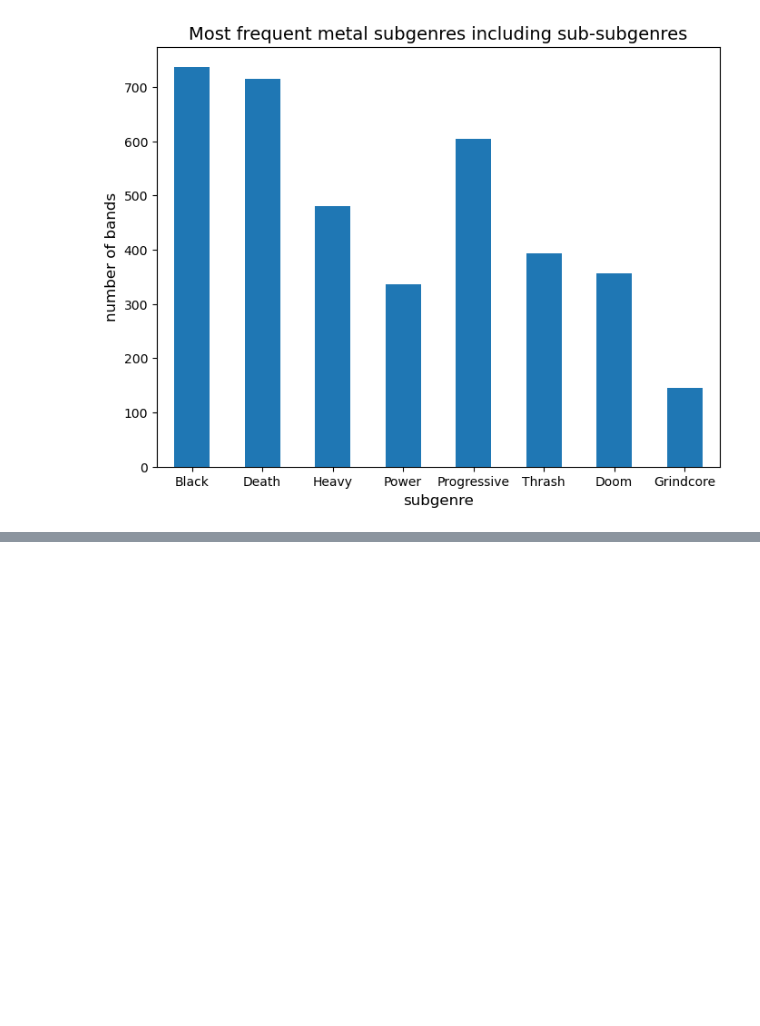
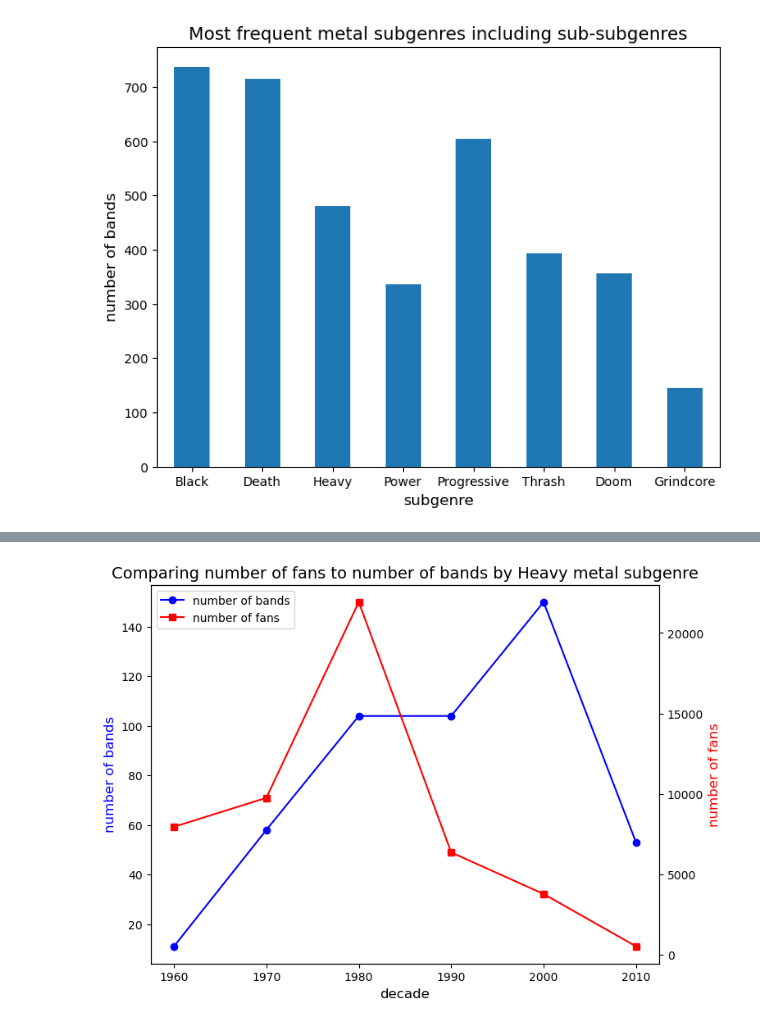
Before and after one commit to RavinderRai/metal_bands_by_nation, a Jupyter notebook: Metal_Bands_Analysis.ipynb, the cells around one changed output, grey strips where cells are left out. Cells and saved outputs as stored; diff of their text form; code cells hidden in the pictures; blank space fills up the shorter version.

```diff
--- a/Metal_Bands_Analysis.ipynb
+++ b/Metal_Bands_Analysis.ipynb
@@ -424,0 +405,4 @@ plt.show()
+# %%
+comparison_plot('Heavy', df3)
+# %% [output]
+[figure, added]
```
Also changed, not shown: parts of 28 cells of this notebook.
